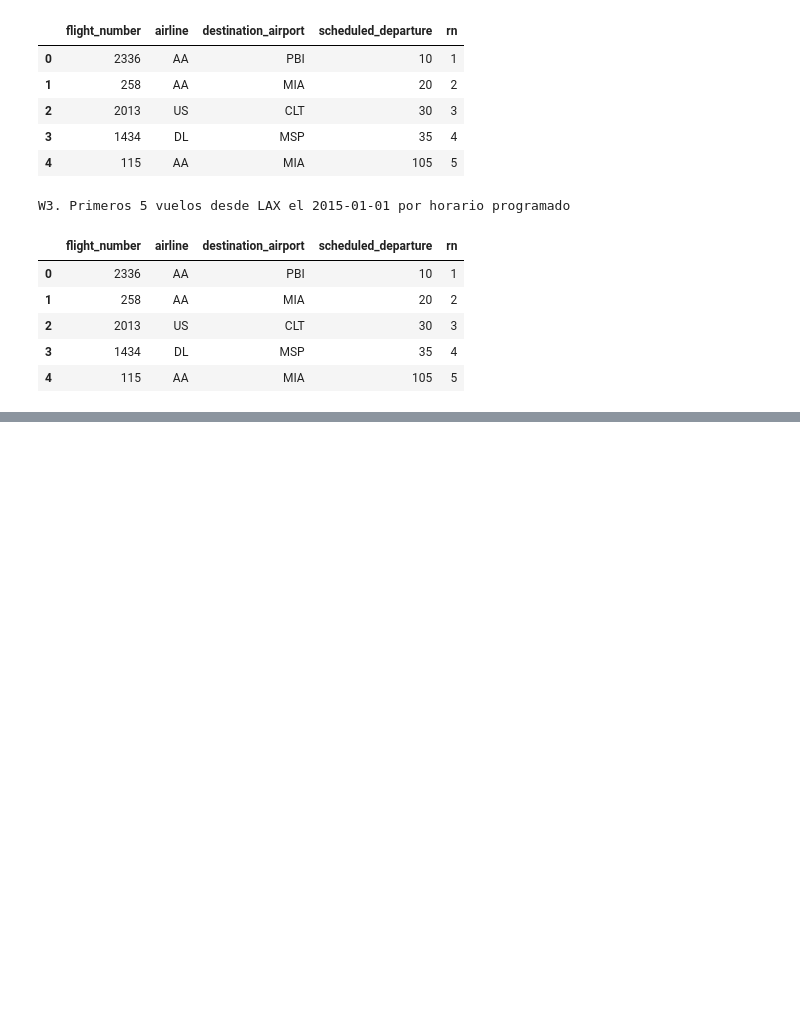
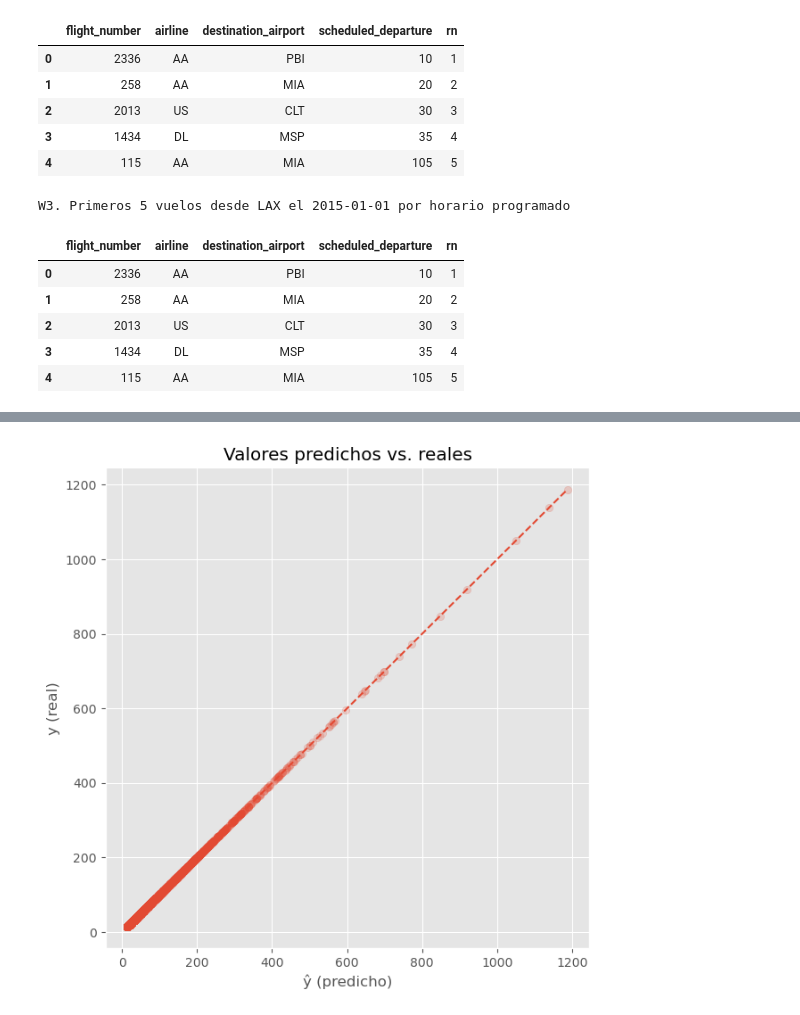
Before and after one commit to EmilianoIslasF/flights-data-engineering-a, a Jupyter notebook: flights_analytics.ipynb, the cells around one changed output, grey strips where cells are left out. Cells and saved outputs as stored; diff of their text form; code cells hidden in the pictures; blank space fills up the shorter version.

```diff
--- a/flights_analytics.ipynb
+++ b/flights_analytics.ipynb
@@ -418,0 +592,19 @@ W3. Primeros 5 vuelos desde LAX el 2015-01-01 por horario programado
+# %%
+plot_df = pd.DataFrame({
+    "y_real": y,
+    "y_hat": y_hat
+}).sample(min(10000, len(y)), random_state=42)
+
+plt.figure(figsize=(7, 7))
+plt.scatter(plot_df["y_hat"], plot_df["y_real"], alpha=0.2)
+lims = [
+    min(plot_df["y_real"].min(), plot_df["y_hat"].min()),
+    max(plot_df["y_real"].max(), plot_df["y_hat"].max())
+]
+plt.plot(lims, lims, linestyle="--")
+plt.title("Valores predichos vs. reales")
+plt.xlabel("ŷ (predicho)")
+plt.ylabel("y (real)")
+plt.show()
+# %% [output]
+[figure, added]
```
Also changed, not shown: parts of 28 cells of this notebook, 1 other file.
